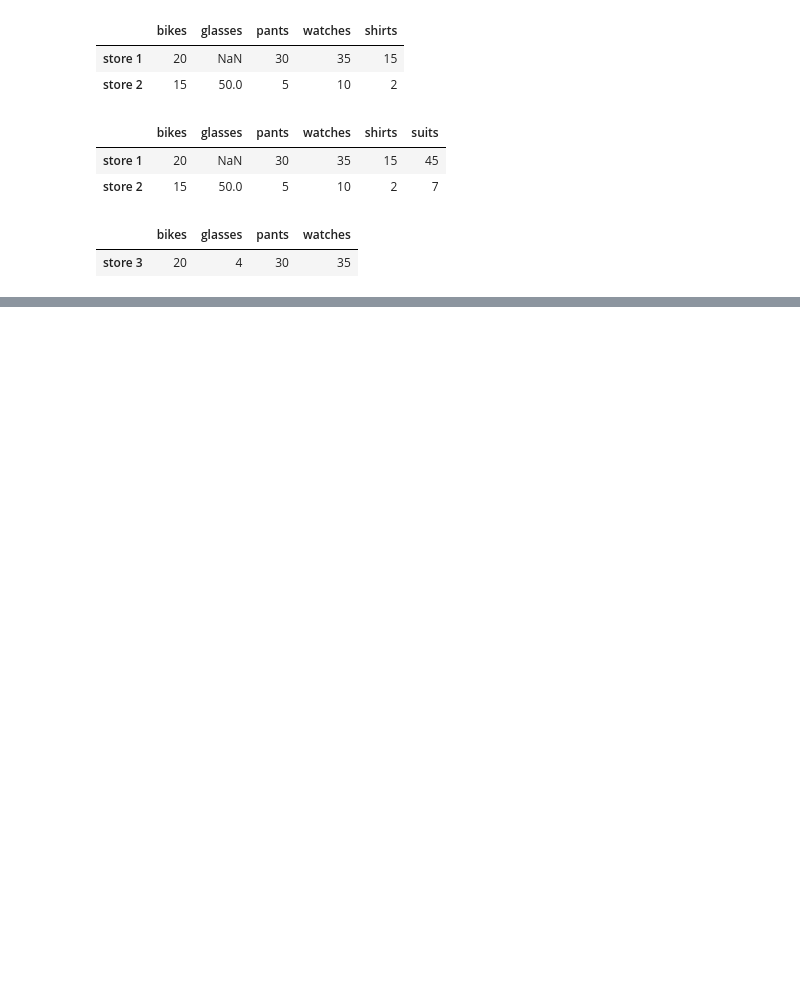
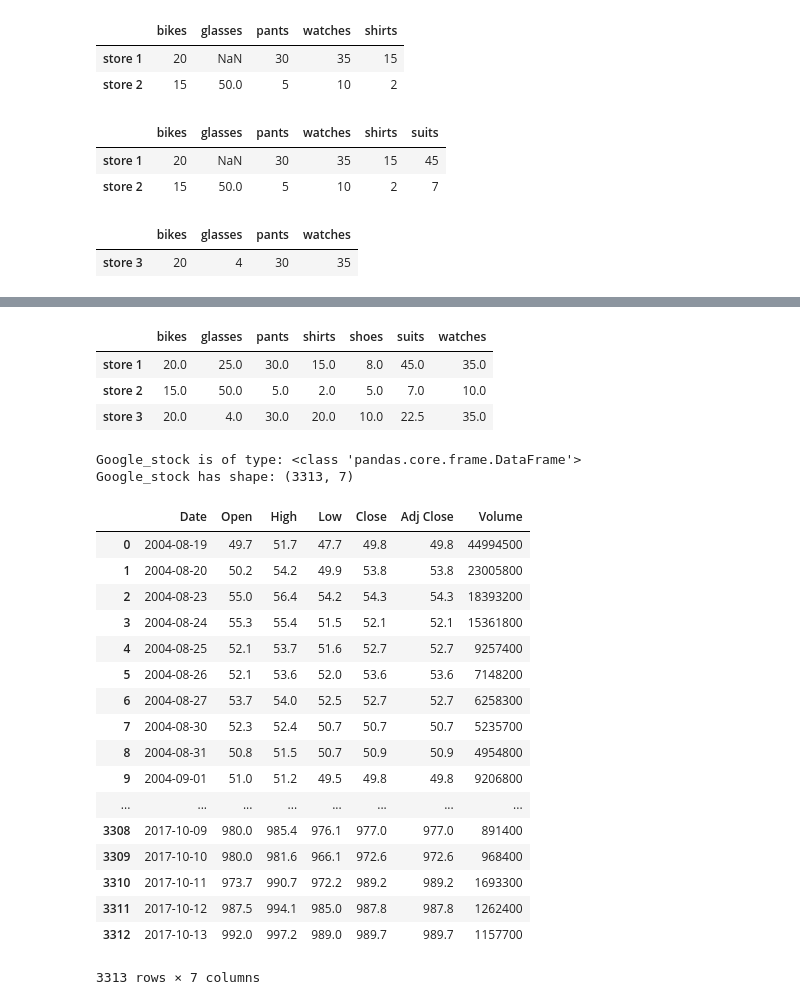
Before and after one commit to classofai/AIPND, a Jupyter notebook: Pandas/Pandas.ipynb, the cells around one changed output, grey strips where cells are left out. Drawn from its saved outputs; the diff is of its cells as text; code cells hidden in the pictures; blank space fills up the shorter version.

```diff
--- a/Pandas/Pandas.ipynb
+++ b/Pandas/Pandas.ipynb
@@ -544,0 +879,8 @@ new_store
+# %%
+# We replace NaN values by using linear interpolation using row values
+store_items.interpolate(method = 'linear', axis = 1)
+# %% [output]
+|  | bikes | glasses | pants | shirts | shoes | suits | watches |
+| store 1 | 20.0 | 25.0 | 30.0 | 15.0 | 8.0 | 45.0 | 35.0 |
+| store 2 | 15.0 | 50.0 | 5.0 | 2.0 | 5.0 | 7.0 | 10.0 |
+| store 3 | 20.0 | 4.0 | 30.0 | 20.0 | 10.0 | 22.5 | 35.0 |
@@ -544,0 +926,23 @@ new_store
+# %%
+import pandas as pd
+import numpy as np
+
+pd.set_option('precision', 1)
+
+books = pd.Series(data = ['Great Expectations', 'Of Mice and Men', 'Romeo and Juliet', 'The Time Machine', 'Alice in Wonderland' ])
+authors = pd.Series(data = ['Charles Dickens', 'John Steinbeck', 'William Shakespeare', ' H. G. Wells', 'Lewis Carroll' ])
+user_1 = pd.Series(data = [3.2, np.nan ,2.5])
+user_2 = pd.Series(data = [5., 1.3, 4.0, 3.8])
+user_3 = pd.Series(data = [2.0, 2.3, np.nan, 4])
+user_4 = pd.Series(data = [4, 3.5, 4, 5, 4.2])
+
+dat = {'Book Title' : books,
+       'Author' : authors,
+       'User 1' : user_1,
+       'User 2' : user_2,
+       'User 3' : user_3,
+       'User 4' : user_4}
+
+book_ratings = pd.DataFrame(dat)
+
+book_ratings.fillna(book_ratings.mean(), inplace = True)
@@ -544,0 +971,31 @@ new_store
+# %%
+# We load Google stock data in a DataFrame
+Google_stock = pd.read_csv('/content/goog-1.csv')
+
+# We print some information about Google_stock
+print('Google_stock is of type:', type(Google_stock))
+print('Google_stock has shape:', Google_stock.shape)
+# %% [output]
+Google_stock is of type: <class 'pandas.core.frame.DataFrame'>
+Google_stock has shape: (3313, 7)
+# %%
+Google_stock
+# %% [output]
+|  | Date | Open | High | Low | Close | Adj Close | Volume |
+| 0 | 2004-08-19 | 49.7 | 51.7 | 47.7 | 49.8 | 49.8 | 44994500 |
+| 1 | 2004-08-20 | 50.2 | 54.2 | 49.9 | 53.8 | 53.8 | 23005800 |
+| 2 | 2004-08-23 | 55.0 | 56.4 | 54.2 | 54.3 | 54.3 | 18393200 |
+| 3 | 2004-08-24 | 55.3 | 55.4 | 51.5 | 52.1 | 52.1 | 15361800 |
+| 4 | 2004-08-25 | 52.1 | 53.7 | 51.6 | 52.7 | 52.7 | 9257400 |
+| 5 | 2004-08-26 | 52.1 | 53.6 | 52.0 | 53.6 | 53.6 | 7148200 |
+| 6 | 2004-08-27 | 53.7 | 54.0 | 52.5 | 52.7 | 52.7 | 6258300 |
+| 7 | 2004-08-30 | 52.3 | 52.4 | 50.7 | 50.7 | 50.7 | 5235700 |
+| 8 | 2004-08-31 | 50.8 | 51.5 | 50.7 | 50.9 | 50.9 | 4954800 |
+| 9 | 2004-09-01 | 51.0 | 51.2 | 49.5 | 49.8 | 49.8 | 9206800 |
+| ... | ... | ... | ... | ... | ... | ... | ... |
+| 3308 | 2017-10-09 | 980.0 | 985.4 | 976.1 | 977.0 | 977.0 | 891400 |
+| 3309 | 2017-10-10 | 980.0 | 981.6 | 966.1 | 972.6 | 972.6 | 968400 |
+| 3310 | 2017-10-11 | 973.7 | 990.7 | 972.2 | 989.2 | 989.2 | 1693300 |
+| 3311 | 2017-10-12 | 987.5 | 994.1 | 985.0 | 987.8 | 987.8 | 1262400 |
+| 3312 | 2017-10-13 | 992.0 | 997.2 | 989.0 | 989.7 | 989.7 | 1157700 |
+3313 rows × 7 columns
```
Also changed, not shown: parts of 57 cells of this notebook.
